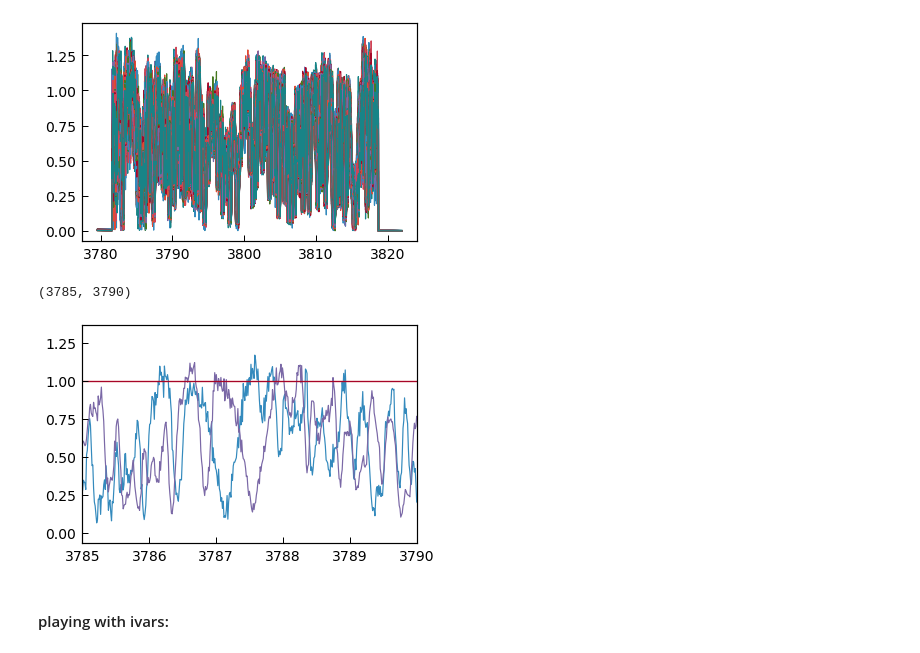
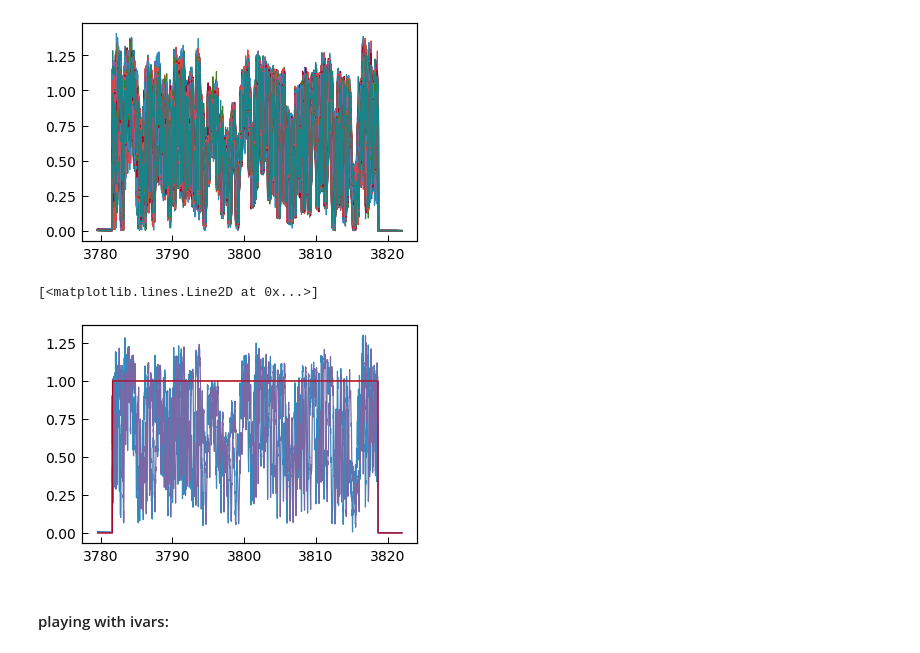
Before and after one commit to megbedell/wobble, a Jupyter notebook: regularization3.ipynb, the cells around one changed output. Saved outputs shown, nothing was run; the diff lists cells and outputs as text; code cells hidden in the pictures.

```diff
--- a/regularization3.ipynb
+++ b/regularization3.ipynb
@@ -151,12 +160,12 @@ for n in range(data.N):
 # %%
 plt.plot(np.exp(data.xs[0][0]), np.exp(data.ys[0][0]))
 plt.plot(np.exp(data.xs[0][0]), data.ivars[0][0] > 0)
 plt.plot(np.exp(data.xs[0][70]), np.exp(data.ys[0][70]))
 plt.plot(np.exp(data.xs[0][70]), data.ivars[0][70] > 0)
-plt.xlim([3785,3790])
+#plt.xlim([3820,3830])
 # %% [output]
-(3785, 3790)
+[<matplotlib.lines.Line2D at 0x...>]
-[figure, old version]
+[figure, new version]
 # %% [markdown]
 #### playing with ivars:
 # %%
```
Also changed, not shown: parts of 10 cells of this notebook, 4 other files.
